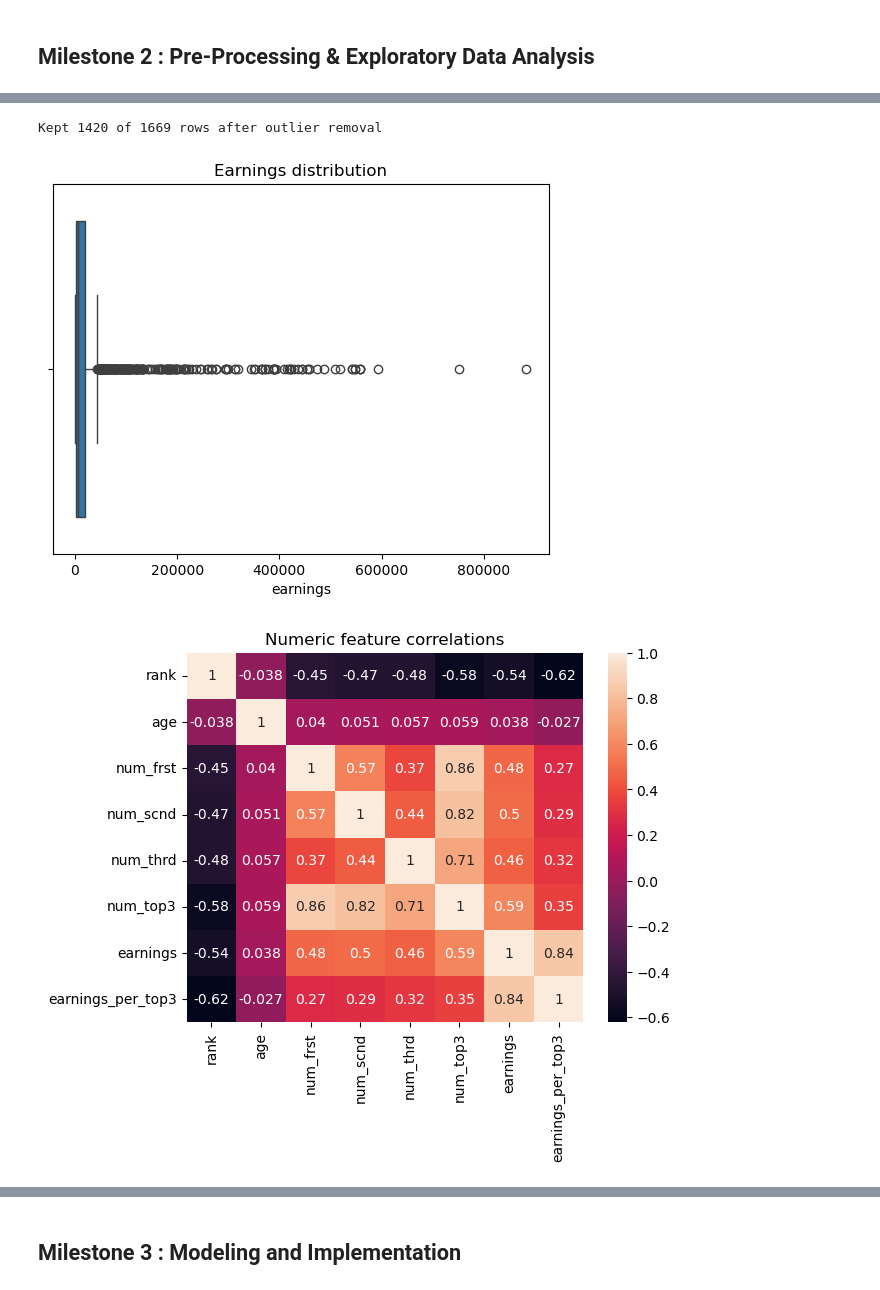
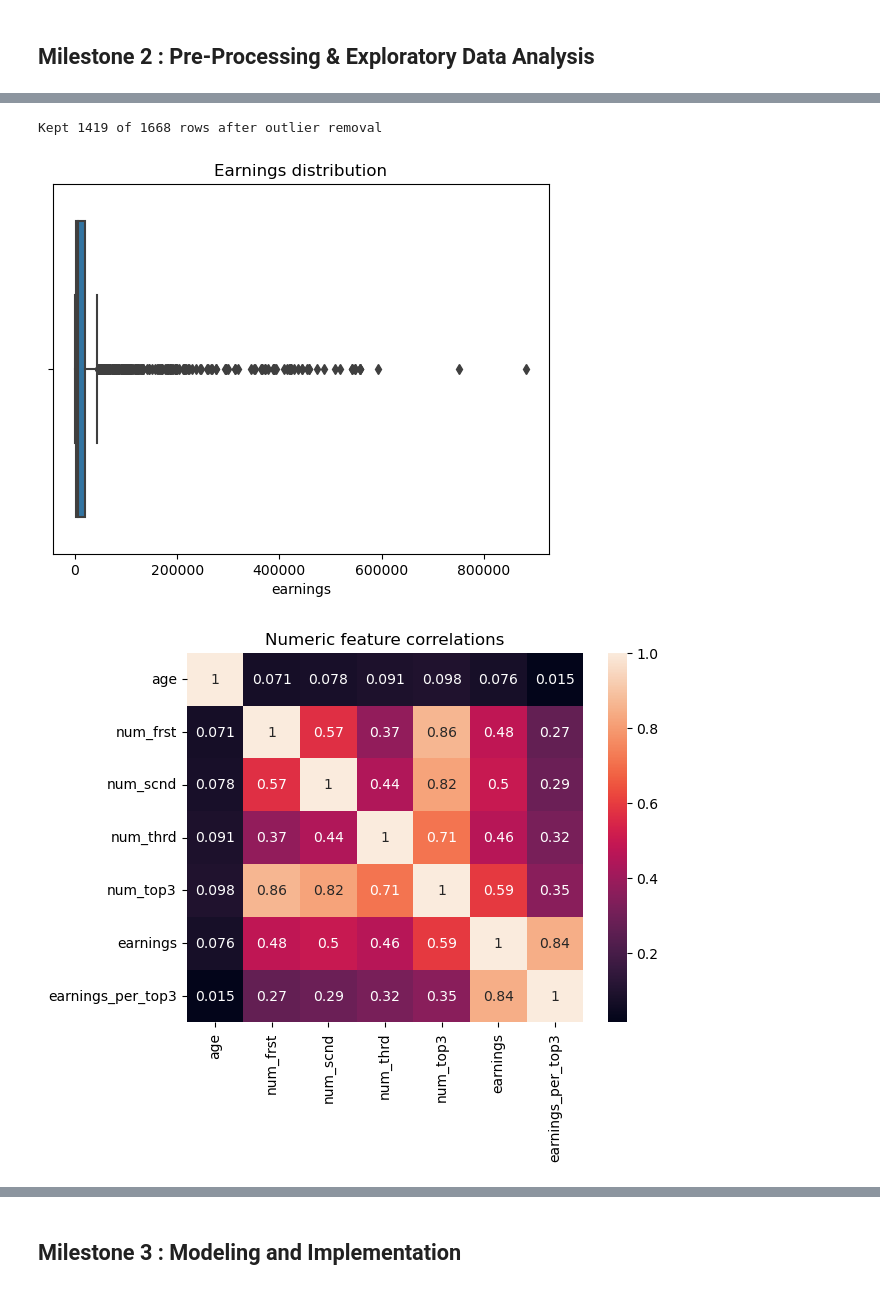
Before and after one commit to HaydenParsons/CS426-Final-Project, a Jupyter notebook: r6_player_stats_analysis.ipynb, the cells around one changed output, grey strips where cells are left out. Cells and saved outputs as stored; diff of their text form; code cells hidden in the pictures.

Commit message:
spark implemented and up to milestone 4 finished (I think, hope, and pray)

```diff
--- a/r6_player_stats_analysis.ipynb
+++ b/r6_player_stats_analysis.ipynb
@@ -17,8 +50,8 @@ from sklearn.metrics import r2_score
 client = liquipediapy('my_r6_stats_app', 'rainbowsix')
 soup, redirect = client.parse('Portal:Statistics/Player_earnings')
 html_buf = StringIO(str(soup))
-df = pd.read_html(html_buf)[0]
+df = spark.createDataFrame(pd.read_html(html_buf)[0])
 
 # output to check table pulled sucessfully
-print(f"{df.head()}")
+df.show(5, truncate=False)
 # %% [output]
@@ -31,10 +68,18 @@ print(f"{df.head()}")
 # %%
 # grab the table from https://liquipedia.net/rainbowsix/Birthday_list and store it in a DataFrame
-client = liquipediapy('my_r6_stats_app', 'rainbowsix')
 soup, redirect = client.parse('Birthday_list')
 html_buf = StringIO(str(soup))
-bdf = pd.read_html(html_buf)[0]
+
+# define a schema so it can handle different tpyes in the same column (i.e. string or int and NaN values)
+schema = StructType([
+  StructField("Birth year", IntegerType(), True),
+  StructField("Month/Day", StringType(),  True),
+  StructField("ID",        StringType(),  True),
+  StructField("Name",      StringType(),  True),
+])
+
+bdf = spark.createDataFrame(pd.read_html(html_buf)[0], schema=schema)
 
 # output to check table pulled sucessfully
-print(f"{bdf.head()}")
+bdf.show(5, truncate=False)
 # %% [output]
@@ -197,26 +256,39 @@ print(f"{df.head()}")
 # %%
-# IQR-based filtering
-Q1, Q3 = df['earnings'].quantile([.25, .75])
+# calc IQR bounds
+Q1, Q3 = df.stat.approxQuantile('earnings', [0.25, 0.75], 0.0)
 IQR = Q3 - Q1
-lower, upper = Q1 - 1.5*IQR, Q3 + 1.5*IQR
-df_clipped = df[(df['earnings'] >= lower) & (df['earnings'] <= upper)]
-print(f"Kept {len(df_clipped)} of {len(df)} rows after outlier removal")
+lower, upper = Q1 - 1.5 * IQR, Q3 + 1.5 * IQR
+
+# create new clipped DataFrame without outliers
+original_count = df.count()
+clipped_df     = df.filter((col("earnings") >= lower) & (col("earnings") <= upper))
+clipped_count  = clipped_df.count()
+print(f"Kept {clipped_count} of {original_count} rows after outlier removal")
 
 # boxplot of the earnings
-sns.boxplot(x=df['earnings'])
+sns.boxplot(x = "earnings", data = df.select('earnings').toPandas())
 plt.title("Earnings distribution")
 plt.show()
 
-# correlation matrix & heatmap
-corr = df.select_dtypes(int).corr()
+# correlation matrix & heatmap of numeric features
+num_df = df.select(
+    "age",
+    "num_frst",
+    "num_scnd",
+    "num_thrd",
+    "num_top3",
+    "earnings",
+    "earnings_per_top3"
+).toPandas()
+corr = num_df.corr()
 sns.heatmap(corr, annot=True)
 plt.title("Numeric feature correlations")
 plt.show()
 
 # scatter earnings vs. num_top3
-sns.scatterplot(x='num_top3', y='earnings', data=df)
+sns.scatterplot(x = 'num_top3', y = 'earnings', data = num_df)
 plt.show()
 # %% [output]
-Kept 1420 of 1669 rows after outlier removal
+Kept 1419 of 1668 rows after outlier removal
-[figure, old version]
+[figure, new version]
-[figure, old version]
+[figure, new version]
```
Also changed, not shown: parts of 21 cells of this notebook.
